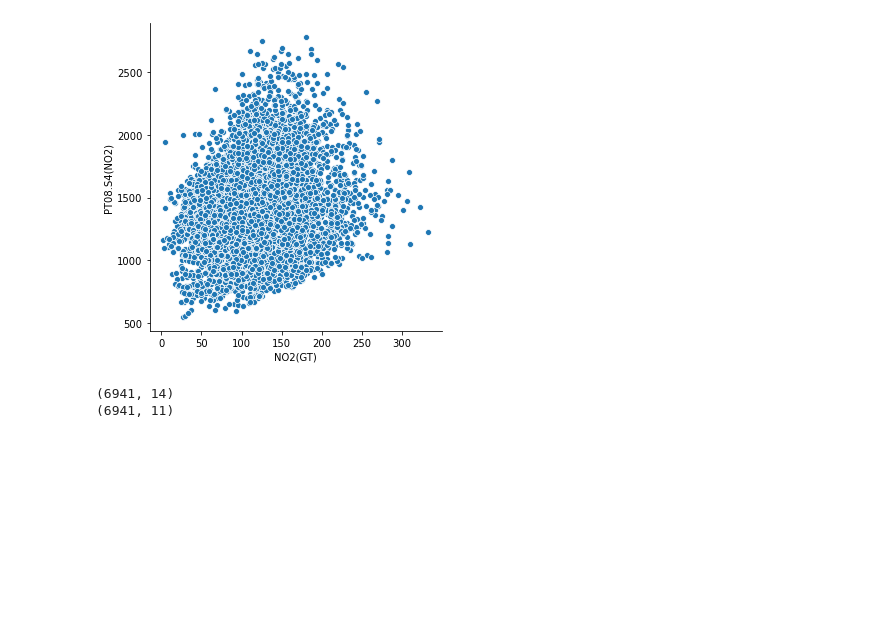
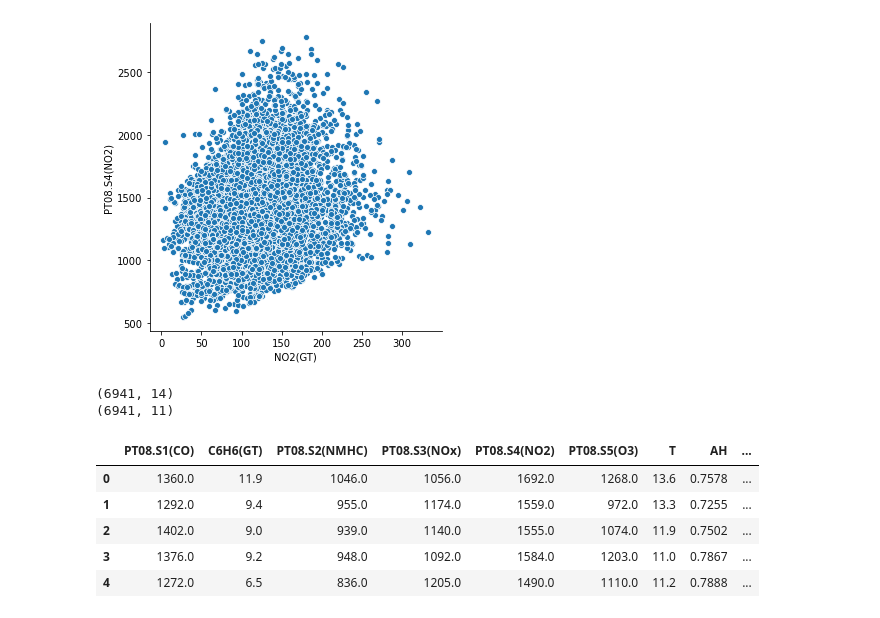
Before and after one commit to sateesh12/bin_utils, a Jupyter notebook: AQI_Analysis.ipynb, the cells around one changed output. Cells and saved outputs as stored; diff of their text form; code cells hidden in the pictures; blank space fills up the shorter version.

Commit message:
Added code for Linear Regression.

```diff
--- a/AQI_Analysis.ipynb
+++ b/AQI_Analysis.ipynb
@@ -331,13 +331,26 @@ print(ml_data_set.shape)
 #The format of date is M/DD/YYYY or M-DD-YY
 #First is to make all date formats uniform
 import pandas as pd
-#df = pd.to_datetime(ml_data_set['Date'])
 ml_data_set['Month'] = pd.to_datetime(ml_data_set['Date']).dt.month
-
+ml_data_set['Year'] =  pd.to_datetime(ml_data_set['Date']).dt.year
 #Drop the Date column as month which is needed is extracted.
-ml_data_set.drop(['Date'],axis=1)
+ml_data_set.drop(['Date'],axis=1,inplace = True)
 
 #Now extract the hour from Time column and drop the same.
 ml_data_set['Hour'] = pd.to_datetime(ml_data_set['Time']).dt.hour
-ml_data_set.drop(['Time'],axis=1)
+ml_data_set.drop(['Time'],axis=1,inplace = True)
+# %%
+#First ML model for this problem, going with Linear Regression to predict RH
+ml_data_set.describe()
+X = ml_data_set.drop(['RH'],axis = 1)
+y = ml_data_set['RH']
+X.head()
+#y.head()
+# %% [output]
+|  | PT08.S1(CO) | C6H6(GT) | PT08.S2(NMHC) | PT08.S3(NOx) | PT08.S4(NO2) | PT08.S5(O3) | T | AH | ... |
+| 0 | 1360.0 | 11.9 | 1046.0 | 1056.0 | 1692.0 | 1268.0 | 13.6 | 0.7578 | ... |
+| 1 | 1292.0 | 9.4 | 955.0 | 1174.0 | 1559.0 | 972.0 | 13.3 | 0.7255 | ... |
+| 2 | 1402.0 | 9.0 | 939.0 | 1140.0 | 1555.0 | 1074.0 | 11.9 | 0.7502 | ... |
+| 3 | 1376.0 | 9.2 | 948.0 | 1092.0 | 1584.0 | 1203.0 | 11.0 | 0.7867 | ... |
+| 4 | 1272.0 | 6.5 | 836.0 | 1205.0 | 1490.0 | 1110.0 | 11.2 | 0.7888 | ... |
 # %%
```
Also changed, not shown: parts of 6 cells of this notebook.
